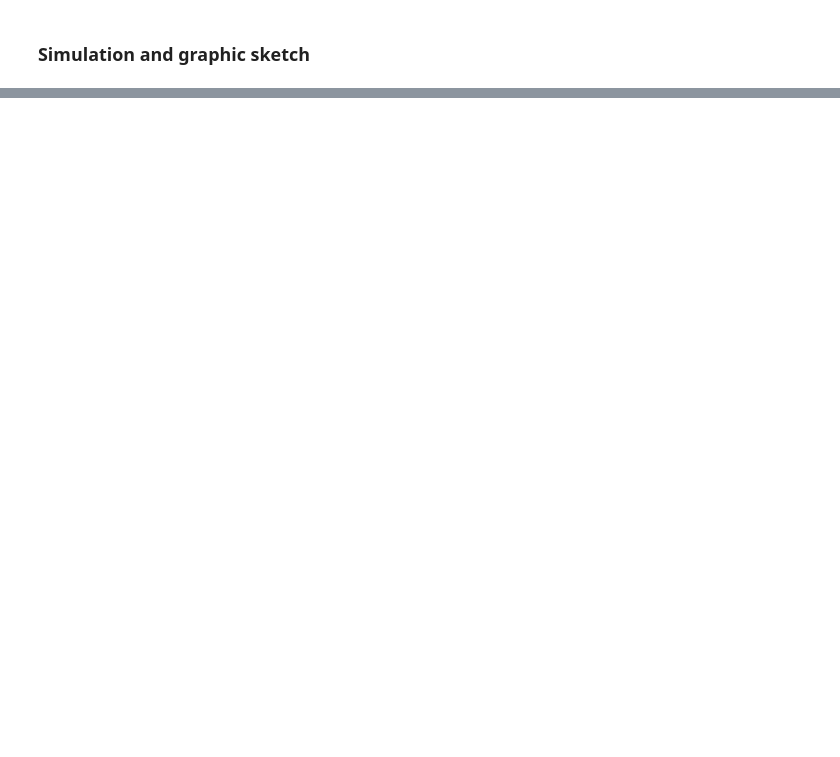
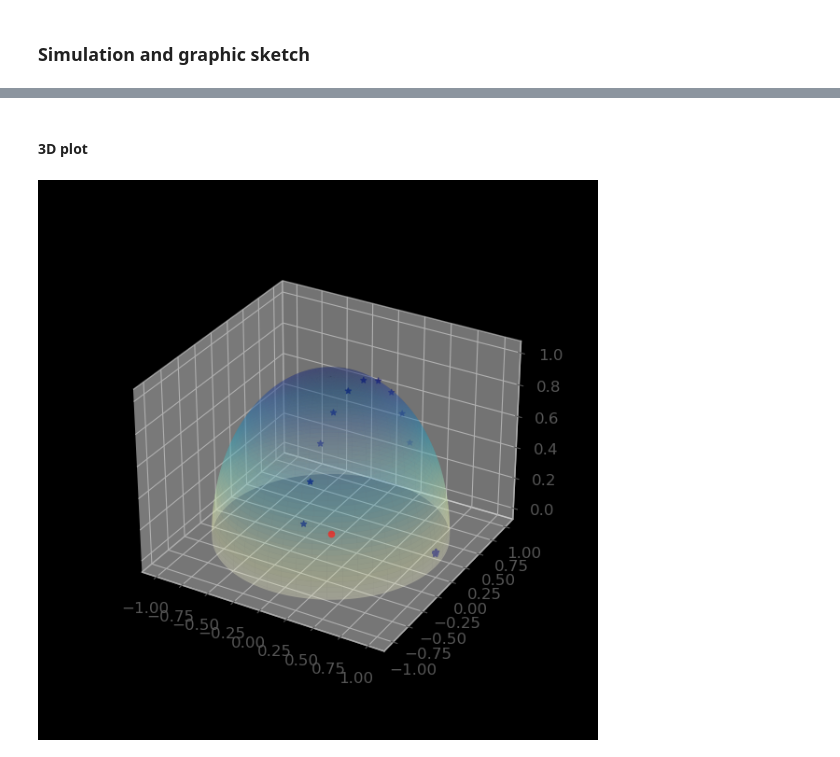
Before and after one commit to ccuellarn/Transient-Operation, a Jupyter notebook: Sketch_operations.ipynb, the cells around one changed output, grey strips where cells are left out. Saved outputs shown, nothing was run; the diff lists cells and outputs as text; code cells hidden in the pictures; blank space fills up the shorter version.

```diff
--- a/Sketch_operations.ipynb
+++ b/Sketch_operations.ipynb
@@ -303,0 +304,31 @@ plt.show()
+# %% [markdown]
+#### 3D plot
+# %%
+#Create a figure
+fig3d = plt.figure(figsize=(6,6))
+ax3d = fig3d.add_subplot(projection='3d')
+#make the plot black
+fig3d.patch.set_facecolor('k')
+ax3d.set_facecolor('k')
+
+#Sphere parameters, for a projection we take the radius like one and the observer is on the center
+center = (0, 0, 0)
+radius = 1
+phi = np.linspace(0, np.pi/2, 100)
+theta = np.linspace(0, 2*np.pi, 100)
+
+#Create a mesh grid for the sphere and plotting the "sky"
+Phi, Theta = np.meshgrid(phi, theta)
+X , Y, Z = TransformSphere(Theta, Phi, center,radius)
+ax3d.plot_surface(X , Y, Z, cmap='YlGnBu', alpha=0.3) #Alpha is for oppacity
+
+#The center
+ax3d.scatter(center[0],center[1],center[2],color='r')
+
+# Plot the data of observables
+#First plot is for the astropy plot and second the projection in the hammer plot
+for i in range(0,2):
+    alt,az,x,y,z = EstablishCoord(Data,i)
+    ax3d.scatter(x,y,z,marker='*',color='midnightblue')
+# %% [output]
+[figure, added]
```
Also changed, not shown: parts of 6 cells of this notebook.
